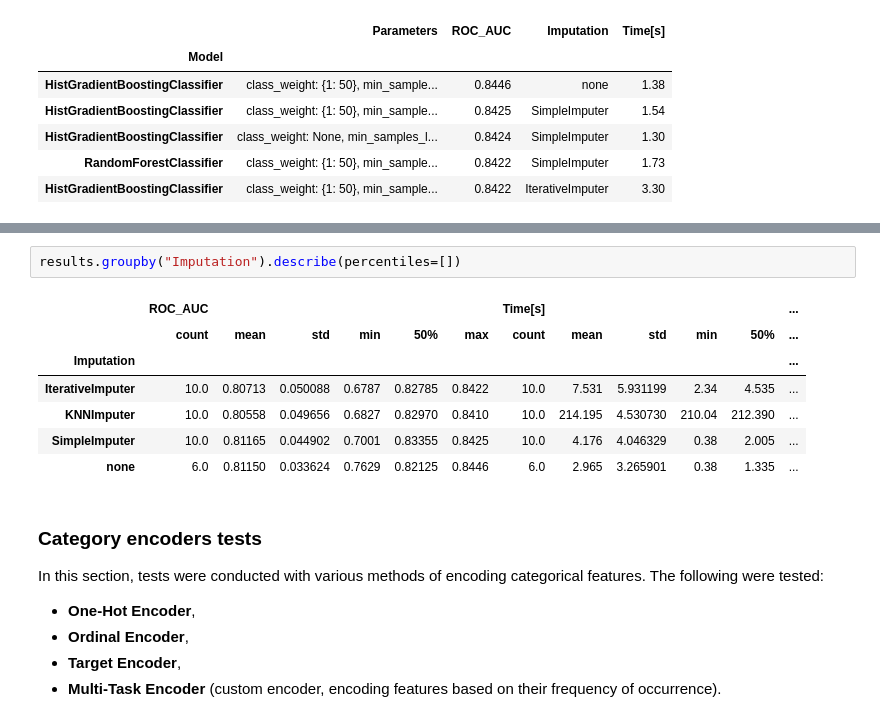
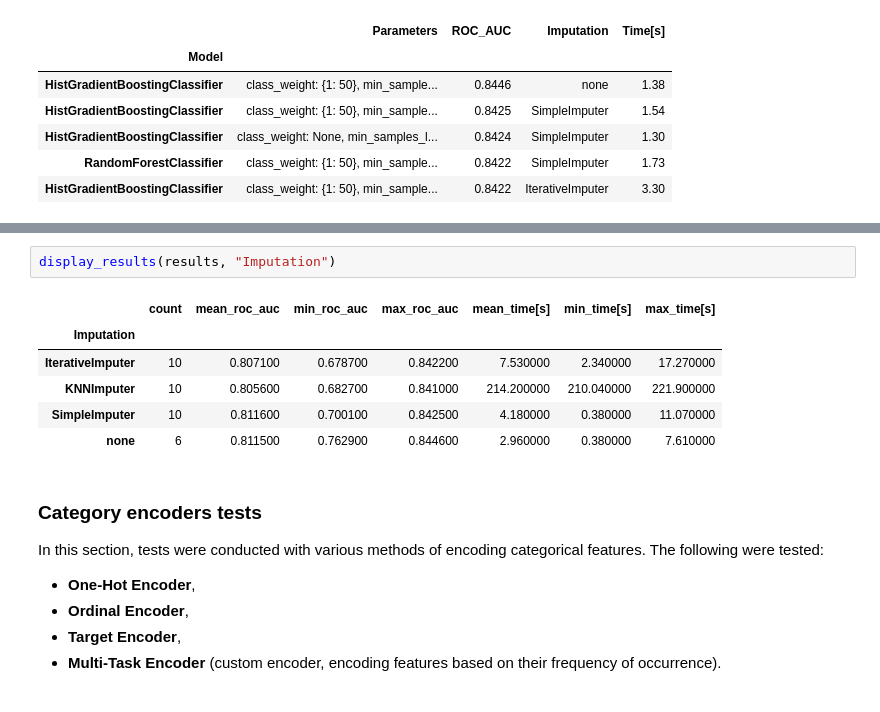
Before and after one commit to k-katarzyna/Lead_Conversion_Probability, a Jupyter notebook: Happy_Customer_Bank/Project_main.ipynb, the cells around one changed output, grey strips where cells are left out. Drawn from its saved outputs; the diff is of its cells as text.

```diff
--- a/Happy_Customer_Bank/Project_main.ipynb
+++ b/Happy_Customer_Bank/Project_main.ipynb
@@ -274,13 +280,12 @@ results.groupby("Model").describe(percentiles=[])
 # %%
-results.groupby("Imputation").describe(percentiles=[])
+display_results(results, "Imputation")
 # %% [output]
-|  | ROC_AUC |  |  |  |  |  | Time[s] |  |  |  |  | ... |
-|  | count | mean | std | min | 50% | max | count | mean | std | min | 50% | ... |
-| Imputation |  |  |  |  |  |  |  |  |  |  |  | ... |
-| IterativeImputer | 10.0 | 0.80713 | 0.050088 | 0.6787 | 0.82785 | 0.8422 | 10.0 | 7.531 | 5.931199 | 2.34 | 4.535 | ... |
-| KNNImputer | 10.0 | 0.80558 | 0.049656 | 0.6827 | 0.82970 | 0.8410 | 10.0 | 214.195 | 4.530730 | 210.04 | 212.390 | ... |
-| SimpleImputer | 10.0 | 0.81165 | 0.044902 | 0.7001 | 0.83355 | 0.8425 | 10.0 | 4.176 | 4.046329 | 0.38 | 2.005 | ... |
-| none | 6.0 | 0.81150 | 0.033624 | 0.7629 | 0.82125 | 0.8446 | 6.0 | 2.965 | 3.265901 | 0.38 | 1.335 | ... |
+|  | count | mean_roc_auc | min_roc_auc | max_roc_auc | mean_time[s] | min_time[s] | max_time[s] |
+| Imputation |  |  |  |  |  |  |  |
+| IterativeImputer | 10 | 0.807100 | 0.678700 | 0.842200 | 7.530000 | 2.340000 | 17.270000 |
+| KNNImputer | 10 | 0.805600 | 0.682700 | 0.841000 | 214.200000 | 210.040000 | 221.900000 |
+| SimpleImputer | 10 | 0.811600 | 0.700100 | 0.842500 | 4.180000 | 0.380000 | 11.070000 |
+| none | 6 | 0.811500 | 0.762900 | 0.844600 | 2.960000 | 0.380000 | 7.610000 |
 # %% [markdown]
 ### Category encoders tests
 
```
Also changed, not shown: parts of 29 cells of this notebook, 3 other files.
